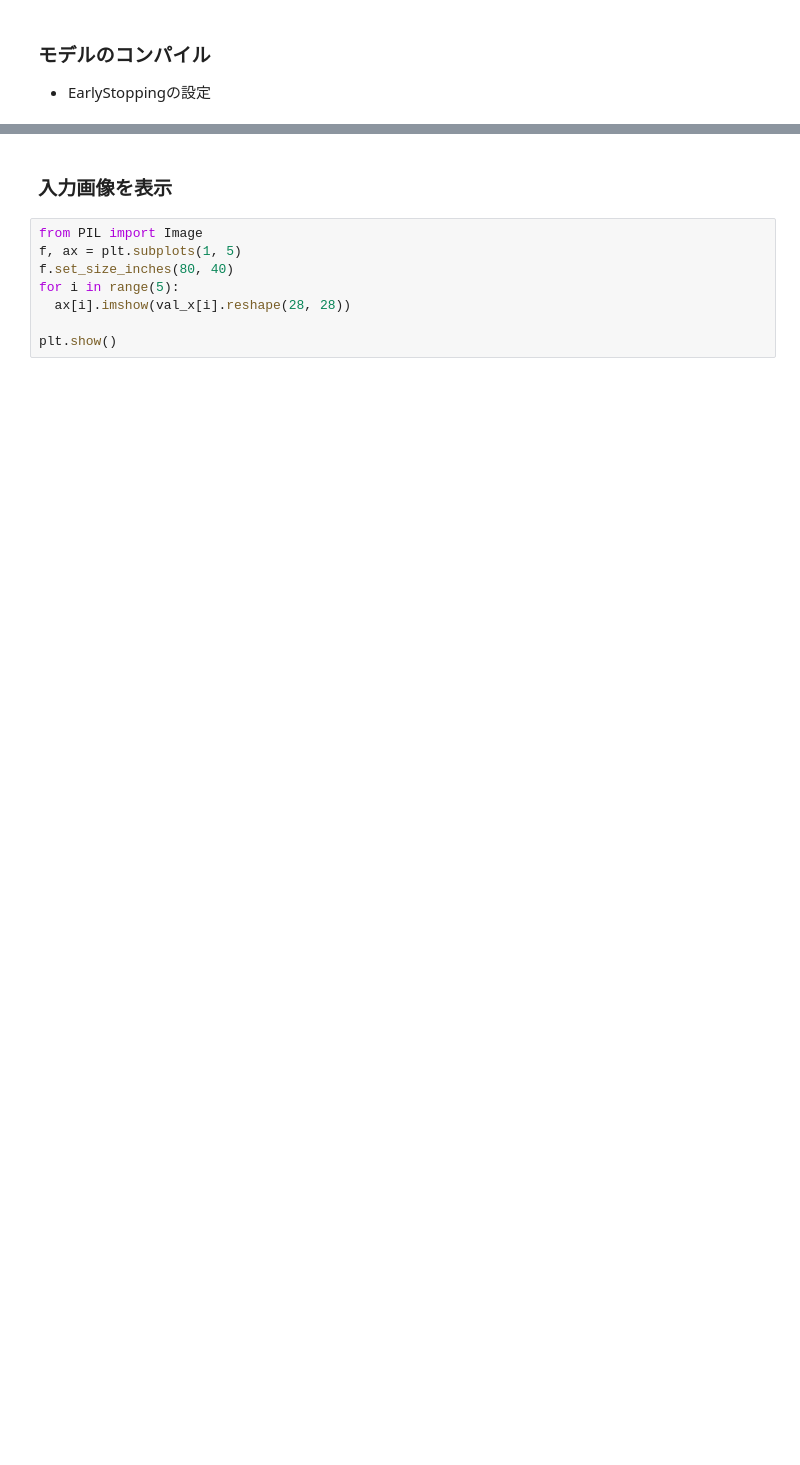
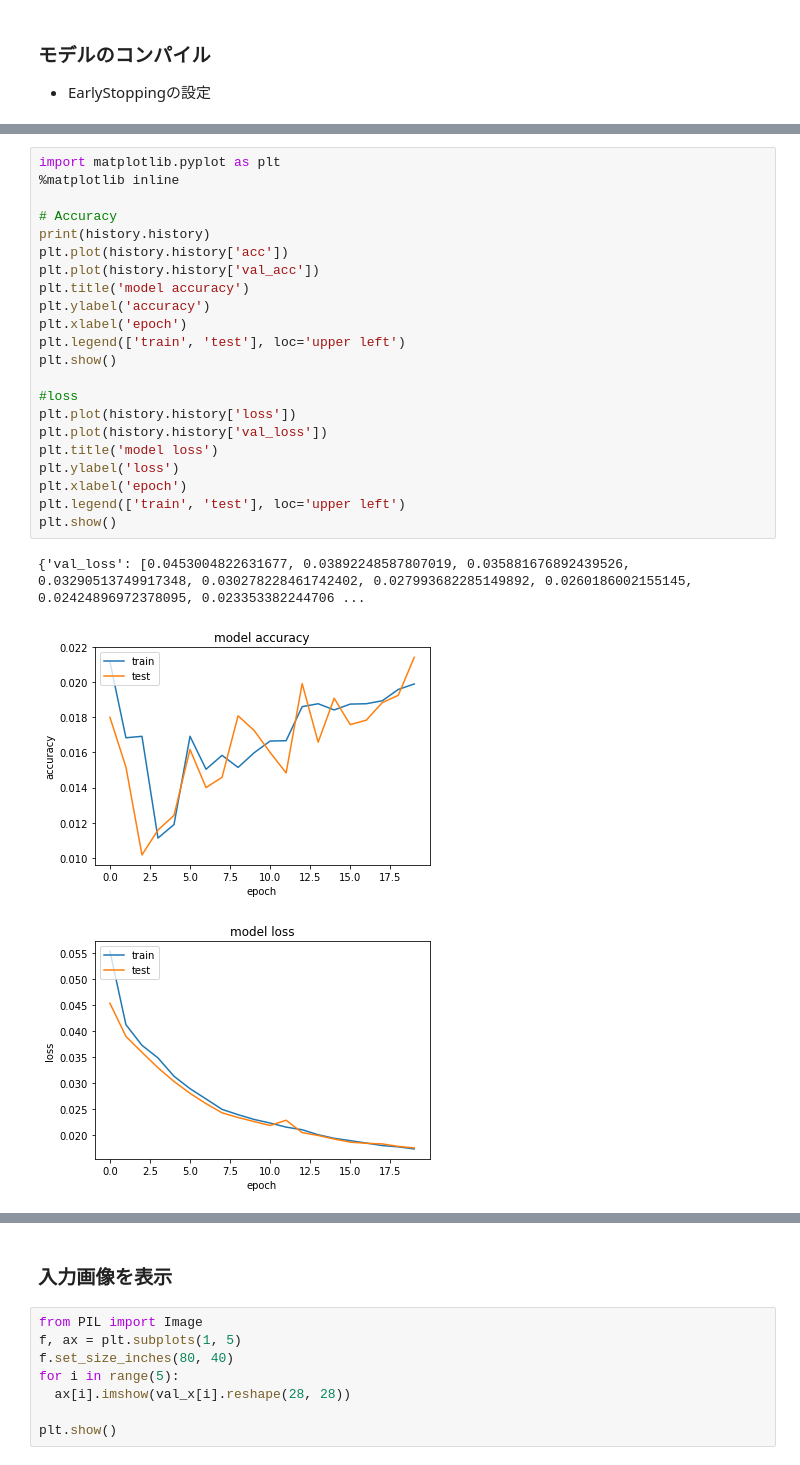
Before and after one commit to shohei1113/fashion_mnist, a Jupyter notebook: main.ipynb, the cells around one changed output, grey strips where cells are left out. Drawn from its saved outputs; the diff is of its cells as text; blank space fills up the shorter version.

```diff
--- a/main.ipynb
+++ b/main.ipynb
@@ -124,0 +116,26 @@ SVG(model_to_dot(model).create(prog='dot', format='svg'))
+# %%
+import matplotlib.pyplot as plt
+%matplotlib inline
+
+# Accuracy
+print(history.history)
+plt.plot(history.history['acc'])
+plt.plot(history.history['val_acc'])
+plt.title('model accuracy')
+plt.ylabel('accuracy')
+plt.xlabel('epoch')
+plt.legend(['train', 'test'], loc='upper left')
+plt.show()
+
+#loss
+plt.plot(history.history['loss'])
+plt.plot(history.history['val_loss'])
+plt.title('model loss')
+plt.ylabel('loss')
+plt.xlabel('epoch')
+plt.legend(['train', 'test'], loc='upper left')
+plt.show()
+# %% [output]
+{'val_loss': [0.0453004822631677, 0.03892248587807019, 0.035881676892439526, 0.03290513749917348, 0.030278228461742402, 0.027993682285149892, 0.0260186002155145, 0.02424896972378095, 0.023353382244706 ...
+[figure, added]
+[figure, added]
```
Also changed, not shown: parts of 12 cells of this notebook, 1 other file.
